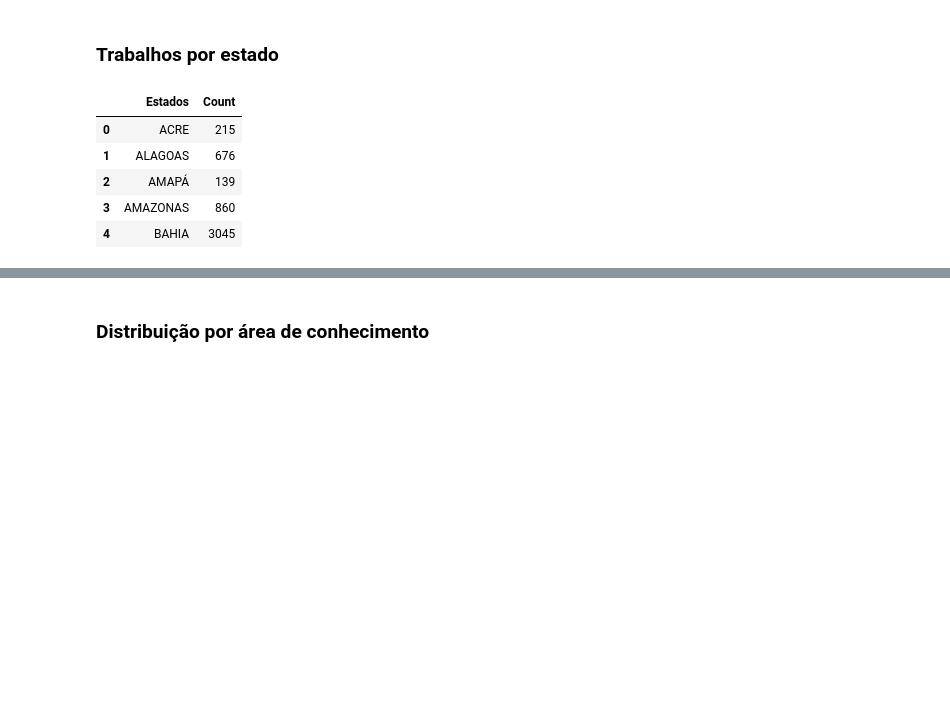
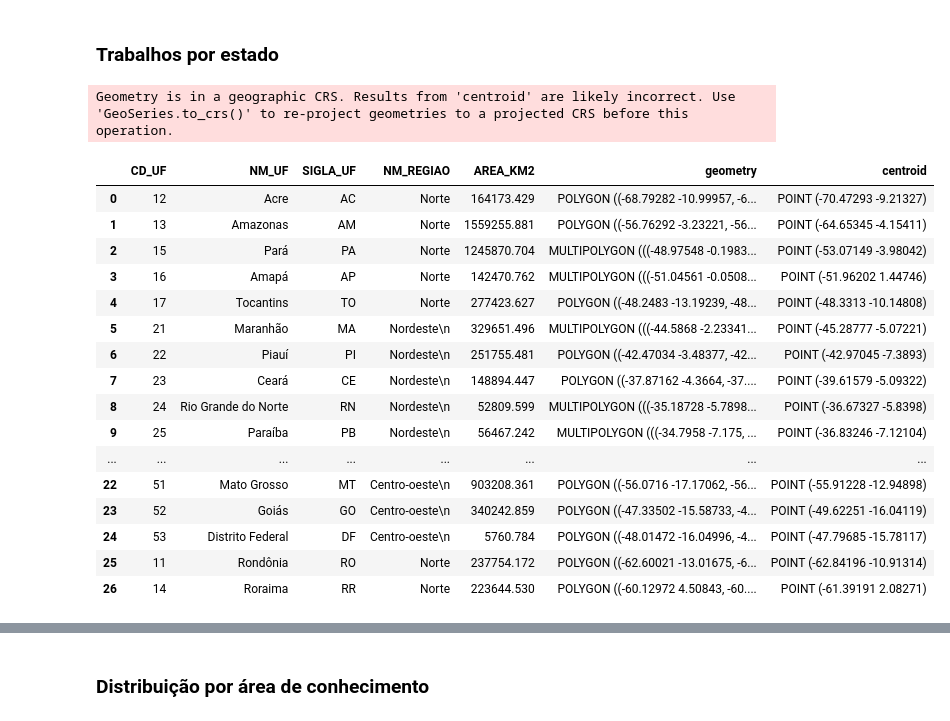
Before and after one commit to luaoliveira/PI4, a Jupyter notebook: main.ipynb, the cells around one changed output, grey strips where cells are left out. Saved outputs shown, nothing was run; the diff lists cells and outputs as text; code cells hidden in the pictures; blank space fills up the shorter version.

```diff
--- a/main.ipynb
+++ b/main.ipynb
@@ -71,12 +74,28 @@ df_grouped.columns = ['Estados', 'Count']
 fig = px.bar(df_grouped.sort_values(by='Count', ascending=False), x='Estados', y='Count', title='Distribuição de trabalhos por estado')
 fig.update_layout(yaxis_title='Count', xaxis_title='Estado')
 fig.show()
-# %%
-df_grouped.head()
-# %% [output]
-|  | Estados | Count |
-| 0 | ACRE | 215 |
-| 1 | ALAGOAS | 676 |
-| 2 | AMAPÁ | 139 |
-| 3 | AMAZONAS | 860 |
-| 4 | BAHIA | 3045 |
+# %%
+shapefile_path = "BR_UF_2022/BR_UF_2022.shp"
+gdf = gpd.read_file(shapefile_path)
+gdf['centroid'] = gdf.geometry.centroid
+
+gdf.head(30)
+# %% [output]
+Geometry is in a geographic CRS. Results from 'centroid' are likely incorrect. Use 'GeoSeries.to_crs()' to re-project geometries to a projected CRS before this operation.
+|  | CD_UF | NM_UF | SIGLA_UF | NM_REGIAO | AREA_KM2 | geometry | centroid |
+| 0 | 12 | Acre | AC | Norte | 164173.429 | POLYGON ((-68.79282 -10.99957, -6... | POINT (-70.47293 -9.21327) |
+| 1 | 13 | Amazonas | AM | Norte | 1559255.881 | POLYGON ((-56.76292 -3.23221, -56... | POINT (-64.65345 -4.15411) |
+| 2 | 15 | Pará | PA | Norte | 1245870.704 | MULTIPOLYGON (((-48.97548 -0.1983... | POINT (-53.07149 -3.98042) |
+| 3 | 16 | Amapá | AP | Norte | 142470.762 | MULTIPOLYGON (((-51.04561 -0.0508... | POINT (-51.96202 1.44746) |
+| 4 | 17 | Tocantins | TO | Norte | 277423.627 | POLYGON ((-48.2483 -13.19239, -48... | POINT (-48.3313 -10.14808) |
+| 5 | 21 | Maranhão | MA | Nordeste\n | 329651.496 | MULTIPOLYGON (((-44.5868 -2.23341... | POINT (-45.28777 -5.07221) |
+| 6 | 22 | Piauí | PI | Nordeste\n | 251755.481 | POLYGON ((-42.47034 -3.48377, -42... | POINT (-42.97045 -7.3893) |
+| 7 | 23 | Ceará | CE | Nordeste\n | 148894.447 | POLYGON ((-37.87162 -4.3664, -37.... | POINT (-39.61579 -5.09322) |
+| 8 | 24 | Rio Grande do Norte | RN | Nordeste\n | 52809.599 | MULTIPOLYGON (((-35.18728 -5.7898... | POINT (-36.67327 -5.8398) |
+| 9 | 25 | Paraíba | PB | Nordeste\n | 56467.242 | MULTIPOLYGON (((-34.7958 -7.175, ... | POINT (-36.83246 -7.12104) |
+| ... | ... | ... | ... | ... | ... | ... | ... |
+| 22 | 51 | Mato Grosso | MT | Centro-oeste\n | 903208.361 | POLYGON ((-56.0716 -17.17062, -56... | POINT (-55.91228 -12.94898) |
+| 23 | 52 | Goiás | GO | Centro-oeste\n | 340242.859 | POLYGON ((-47.33502 -15.58733, -4... | POINT (-49.62251 -16.04119) |
+| 24 | 53 | Distrito Federal | DF | Centro-oeste\n | 5760.784 | POLYGON ((-48.01472 -16.04996, -4... | POINT (-47.79685 -15.78117) |
+| 25 | 11 | Rondônia | RO | Norte | 237754.172 | POLYGON ((-62.60021 -13.01675, -6... | POINT (-62.84196 -10.91314) |
+| 26 | 14 | Roraima | RR | Norte | 223644.530 | POLYGON ((-60.12972 4.50843, -60.... | POINT (-61.39191 2.08271) |
```
Also changed, not shown: parts of 39 cells of this notebook, 19 other files.
